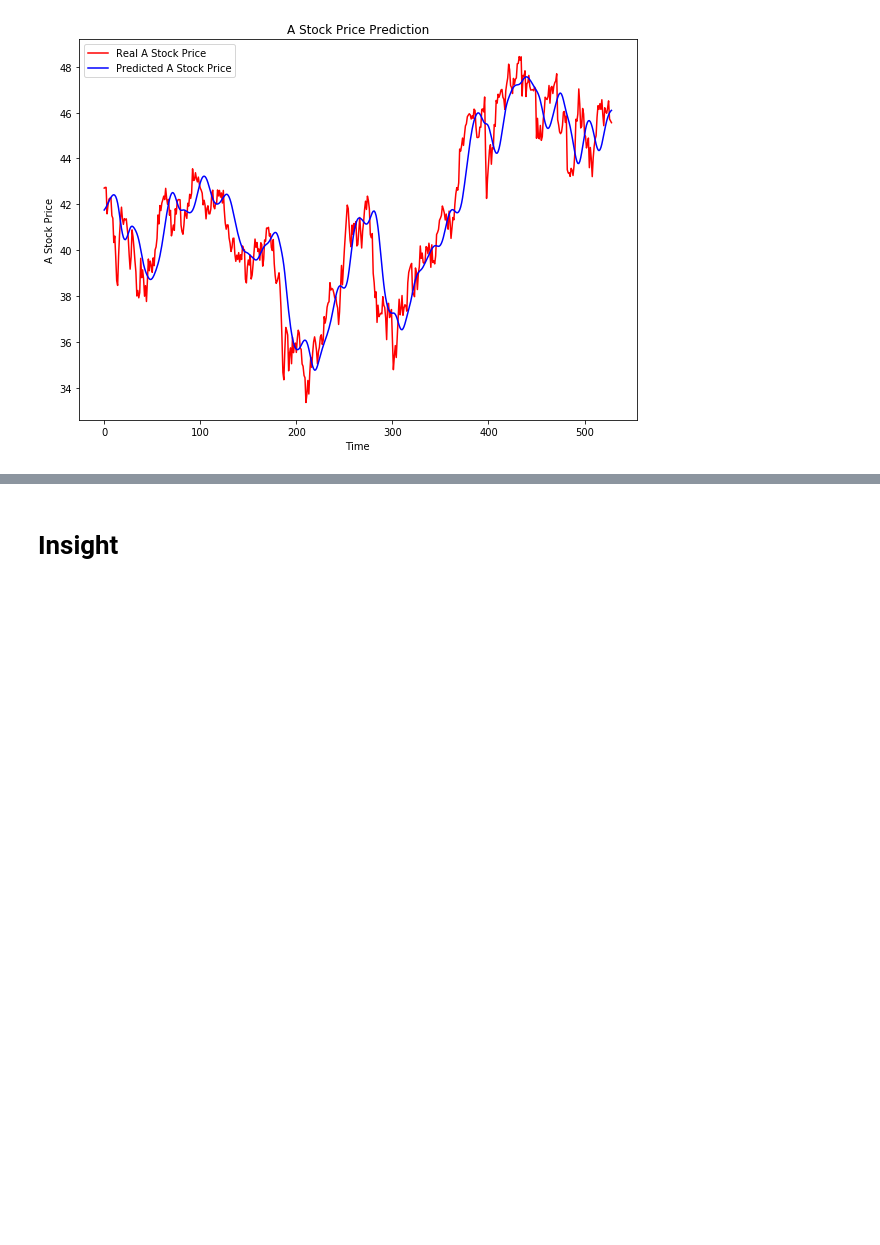
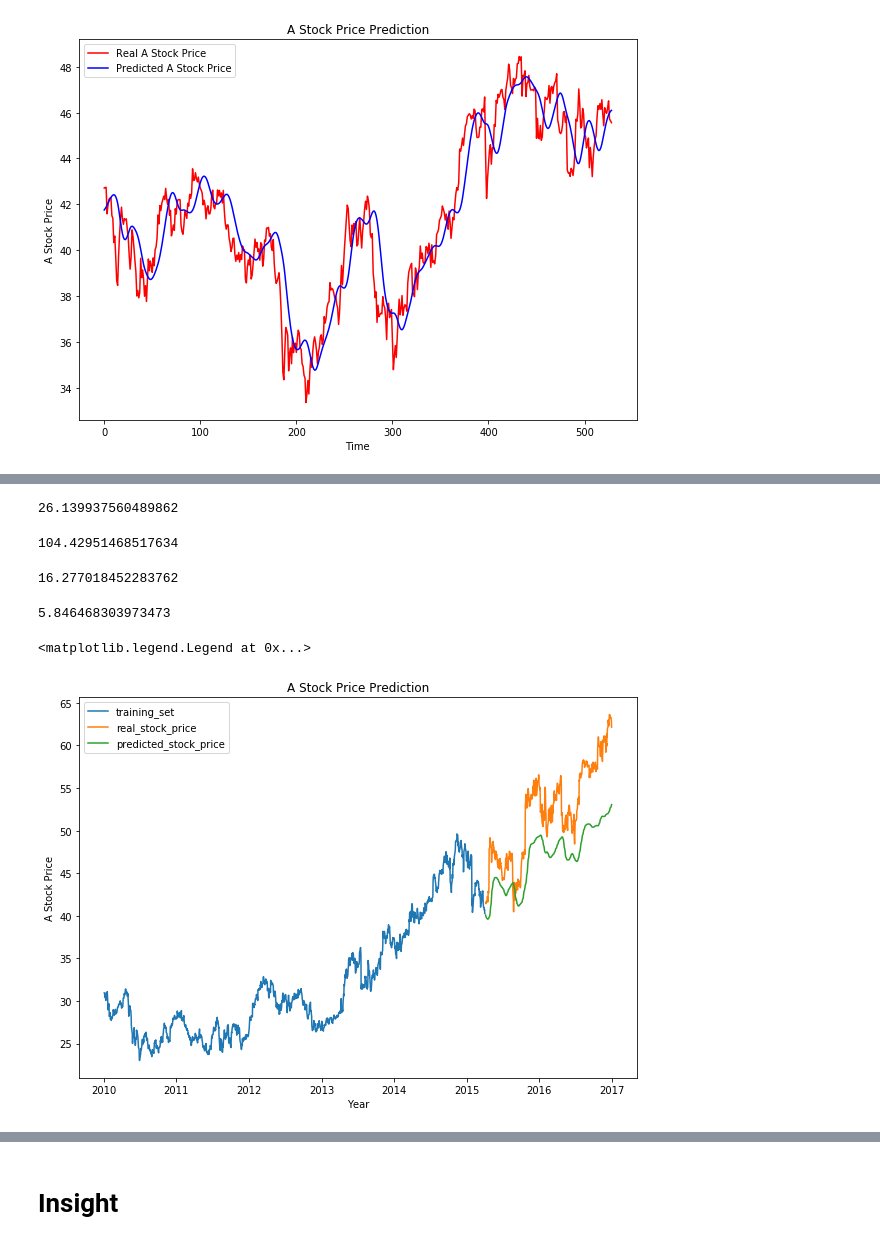
Before and after one commit to ClaireWithGithub/StockPricePrediction_TimeSeries, a Jupyter notebook: LSTM_TimeSeries.ipynb, the cells around one changed output, grey strips where cells are left out. Drawn from its saved outputs; the diff is of its cells as text; code cells hidden in the pictures; blank space fills up the shorter version.

Commit message:
update lstm

```diff
--- a/LSTM_TimeSeries.ipynb
+++ b/LSTM_TimeSeries.ipynb
@@ -227,0 +307,25 @@ plt.show()
+# %%
+# Part 3 - Making the predictions and visualising the results
+def LSTM_predict(dataset_test, dataset_MSFT):
+    # Getting the real stock price of 2017
+    real_stock_price = dataset_test[['close']].values
+    dataset_total = dataset_MSFT[['close']]
+    # dataset_total = pd.concat((dataset_train['close'], dataset_test['close']), axis = 0)
+    #predicting 529 values, using past 60 from the train data
+    inputs = dataset_total[len(dataset_total) - len(dataset_test) - 60:].values
+
+    inputs = inputs.reshape(-1,1)
+    inputs.shape
+
+    inputs = sc.transform(inputs)
+
+    X_test = []
+    #for i in range(60, len(dataset_test)): 不能用len(dataset_test)，会少60个prediction
+    for i in range(60, inputs.shape[0]):
+        X_test.append(inputs[i-60:i, 0])
+    X_test = np.array(X_test)
+    X_test = np.reshape(X_test, (X_test.shape[0], X_test.shape[1], 1))
+
+    predicted_stock_price = regressor.predict(X_test)
+    predicted_stock_price = sc.inverse_transform(predicted_stock_price)
+    return predicted_stock_price, real_stock_price
@@ -227,0 +337,2 @@ plt.show()
+# %%
+dataset_train, dataset_test, X_train, y_train = dataTransform('AAL')
@@ -227,0 +382,2 @@ plt.show()
+# %%
+predicted_stock_price, real_stock_price = LSTM_predict(dataset_test, dataset_MSFT)
@@ -227,0 +408,5 @@ plt.show()
+# %%
+rmse_TGT = rmse(real_stock_price, predicted_stock_price)
+rmse_TGT
+# %% [output]
+26.139937560489862
@@ -227,0 +415,29 @@ plt.show()
+# %%
+rmse_IBM
+# %% [output]
+104.42951468517634
+# %%
+rmse_INTC = rmse(real_stock_price, predicted_stock_price)
+rmse_INTC
+# %% [output]
+16.277018452283762
+# %%
+rmse_MSFT = rmse(real_stock_price, predicted_stock_price)
+# %% [output]
+5.846468303973473
+# %%
+plt.figure(figsize=(10,7))
+
+dataset_test['Predictions'] = predicted_stock_price
+plt.plot(dataset_train[['close']],label='training_set')
+plt.plot(dataset_test[['close']], label='real_stock_price')
+plt.plot(dataset_test[['Predictions']], label='predicted_stock_price')
+
+plt.title('A Stock Price Prediction')
+#plt.xlabel('Time')
+plt.xlabel('Year')
+plt.ylabel('A Stock Price')
+plt.legend()
+# %% [output]
+<matplotlib.legend.Legend at 0x...>
+[figure, added]
```
Also changed, not shown: parts of 19 cells of this notebook, 1 other file.
